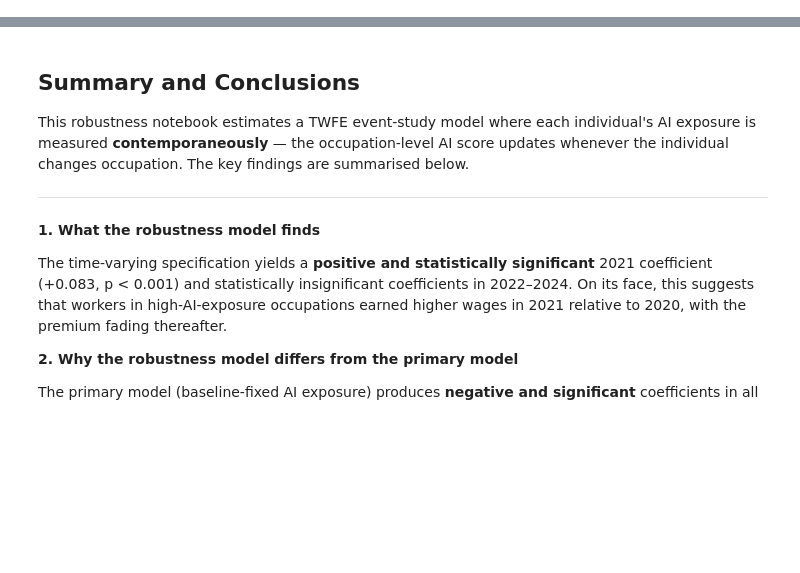
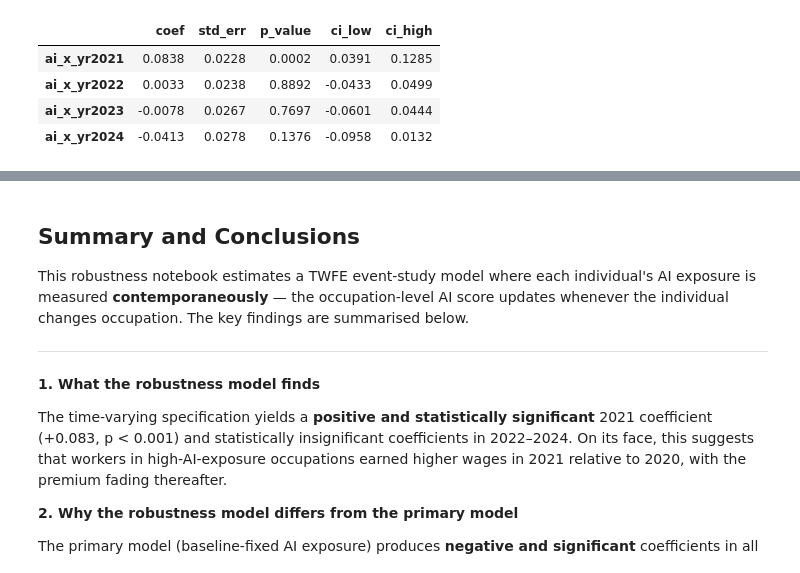
Before and after one commit to TingyingHuang/ECC3479-The-impact-of-AI-exposure-on-wage-growth, a Jupyter notebook: output/robustness_timevarying.ipynb, the cells around one changed output, grey strips where cells are left out. Cells and saved outputs as stored; diff of their text form; code cells hidden in the pictures; blank space fills up the shorter version.

```diff
--- a/output/robustness_timevarying.ipynb
+++ b/output/robustness_timevarying.ipynb
@@ -28,3 +28,11 @@ import statsmodels.api as sm
 
 pd.set_option('display.float_format', '{:.4f}'.format)
 plt.style.use('ggplot')
+
+project_root = Path.cwd()
+if project_root.name == 'output':
+    project_root = project_root.parent
+
+raw = pd.read_csv(project_root / 'data' / 'clean' / '08_wages_ai_analysis_panel.csv')
+print(f'Loaded: {len(raw):,} rows, {raw["person_id"].nunique():,} individuals, '
+      f'years {sorted(raw["year"].dropna().astype(int).unique())}')
@@ -119,0 +110,15 @@ coef_table
+# %%
+coef_table = pd.DataFrame({
+    'coef':    model.params[AI_COLS],
+    'std_err': model.bse[AI_COLS],
+    'p_value': model.pvalues[AI_COLS],
+    'ci_low':  model.conf_int().loc[AI_COLS, 0],
+    'ci_high': model.conf_int().loc[AI_COLS, 1],
+}).round(4)
+coef_table
+# %% [output]
+|  | coef | std_err | p_value | ci_low | ci_high |
+| ai_x_yr2021 | 0.0838 | 0.0228 | 0.0002 | 0.0391 | 0.1285 |
+| ai_x_yr2022 | 0.0033 | 0.0238 | 0.8892 | -0.0433 | 0.0499 |
+| ai_x_yr2023 | -0.0078 | 0.0267 | 0.7697 | -0.0601 | 0.0444 |
+| ai_x_yr2024 | -0.0413 | 0.0278 | 0.1376 | -0.0958 | 0.0132 |
```
Also changed, not shown: parts of 11 cells of this notebook, 4 other files.
